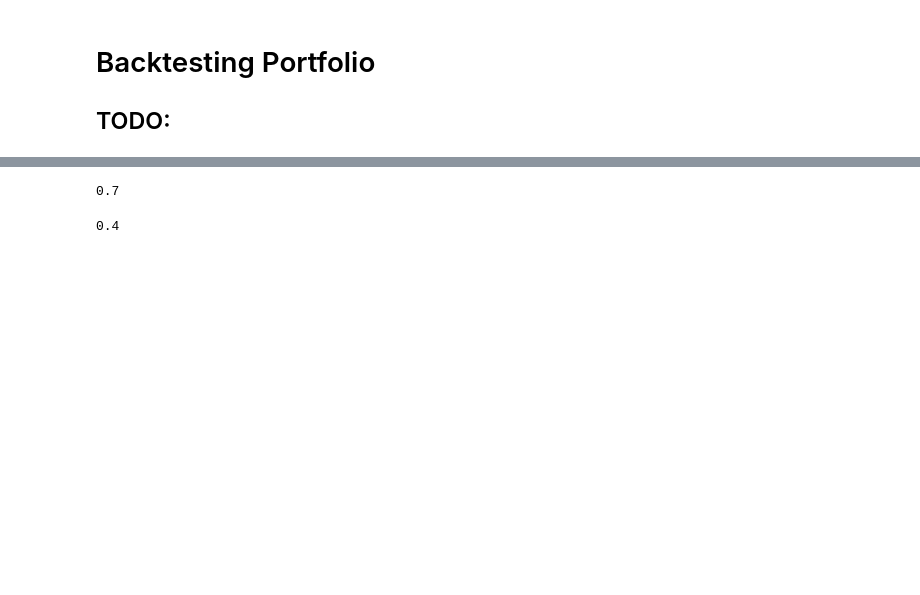
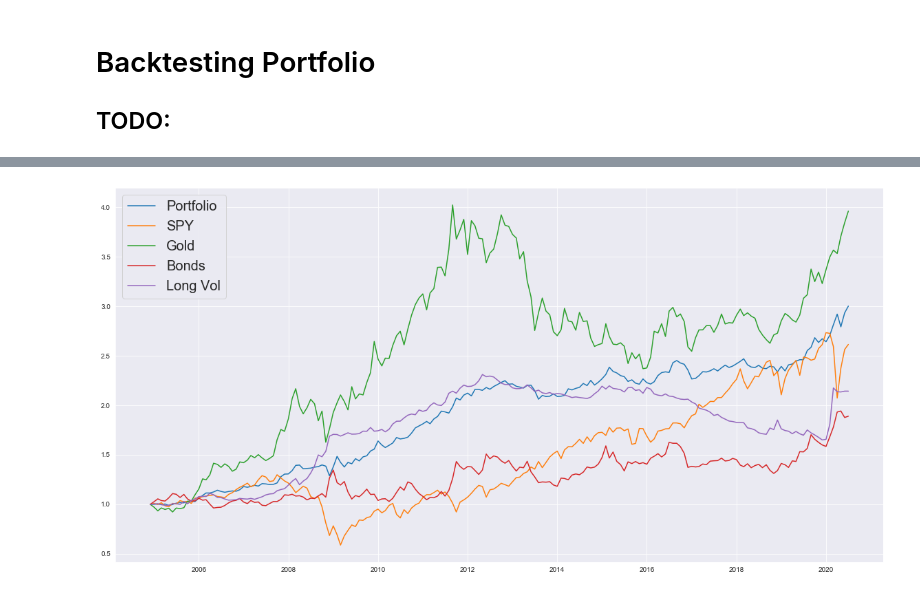
Before and after one commit to webclinic017/Portfolio_Construction, a Jupyter notebook: Portfolio_Backtest/Permanent_Portfolio.ipynb, the cells around one changed output, grey strips where cells are left out. Drawn from its saved outputs; the diff is of its cells as text; code cells hidden in the pictures; blank space fills up the shorter version.

Commit message:
added long vol

```diff
--- a/Portfolio_Backtest/Permanent_Portfolio.ipynb
+++ b/Portfolio_Backtest/Permanent_Portfolio.ipynb
@@ -56,4 +101,6 @@ asset_1_tmp = yf.download("^GSPC")
 # %%
 asset_2_tmp = quandl.get("LBMA/GOLD", authtoken="6rNSyTM5R4g7_B7XSyQW")
+# %%
+data_imp = pd.read_excel (r'https://www.eurekahedge.com/Indices/ExportIndexReturnsToExcel?IndexType=Eurekahedge&IndexId=640')
 # %%
 asset_1 = asset_1_tmp['Close']
@@ -159,8 +110,45 @@ W = [0.4, 0.3, ]
-# %%
-sum(W)
-# %% [output]
-0.7
-# %%
-W[0]
-# %% [output]
-0.4
+# %%
+data = pd.concat([asset_1, asset_2, asset_4], axis = 1) #asset_2, asset_4
+data = data.ffill()
+data = data.dropna()
+data = data/data.shift(1)
+data = data.fillna(1)
+
+data_names = ['SPY','Gold' ,'Bonds'] #,'Gold' ,'Bonds'
+data.columns = data_names
+# %%
+data = pd.concat([asset_1, asset_2, asset_4], axis = 1)
+data = data.ffill()
+data = data.dropna()
+monthly_data = data.resample('M').first()
+monthly_data.index=monthly_data.index.map(lambda x : x.replace(day=1))
+
+long_vol = data_imp[3:]
+long_vol.index= pd.to_datetime(data_imp[3:]['Unnamed: 0'])
+long_vol = pd.DataFrame(long_vol['Unnamed: 2'])
+
+
+monthly_data = pd.concat([monthly_data, long_vol], axis=1)
+monthly_data = monthly_data.ffill()
+monthly_data = monthly_data.dropna()
+monthly_data.columns = data_names + ["Long Vol"]
+monthly_data = monthly_data/monthly_data.shift()
+monthly_data = monthly_data.fillna(1)
+# %%
+rebalance_freq = 120
+tol = 0.10
+W = [0.25, 0.25, 0.25, 0.25]
+
+data_names = ['SPY','Gold' ,'Bonds'] + ["Long Vol"]
+
+
+result = backtest_strategy(monthly_data, W, tol, rebalance_freq, data_names)
+# %%
+sns.set_style("darkgrid")
+plt.figure(figsize=(20,10))
+for i in result.columns:
+    plt.plot(result[i], label = i);
+
+plt.legend(loc=2, prop={'size': 20});
+# %% [output]
+[figure, added]
```
Also changed, not shown: parts of 16 cells of this notebook.
